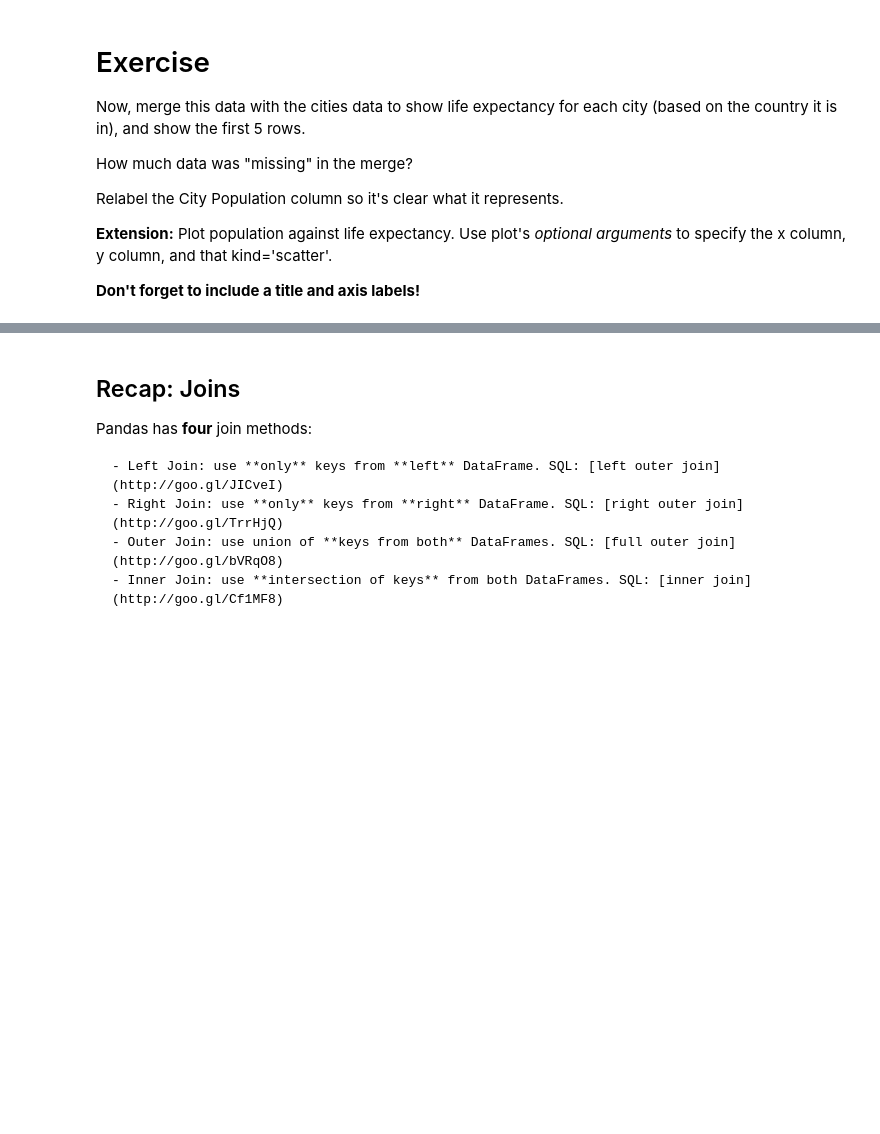
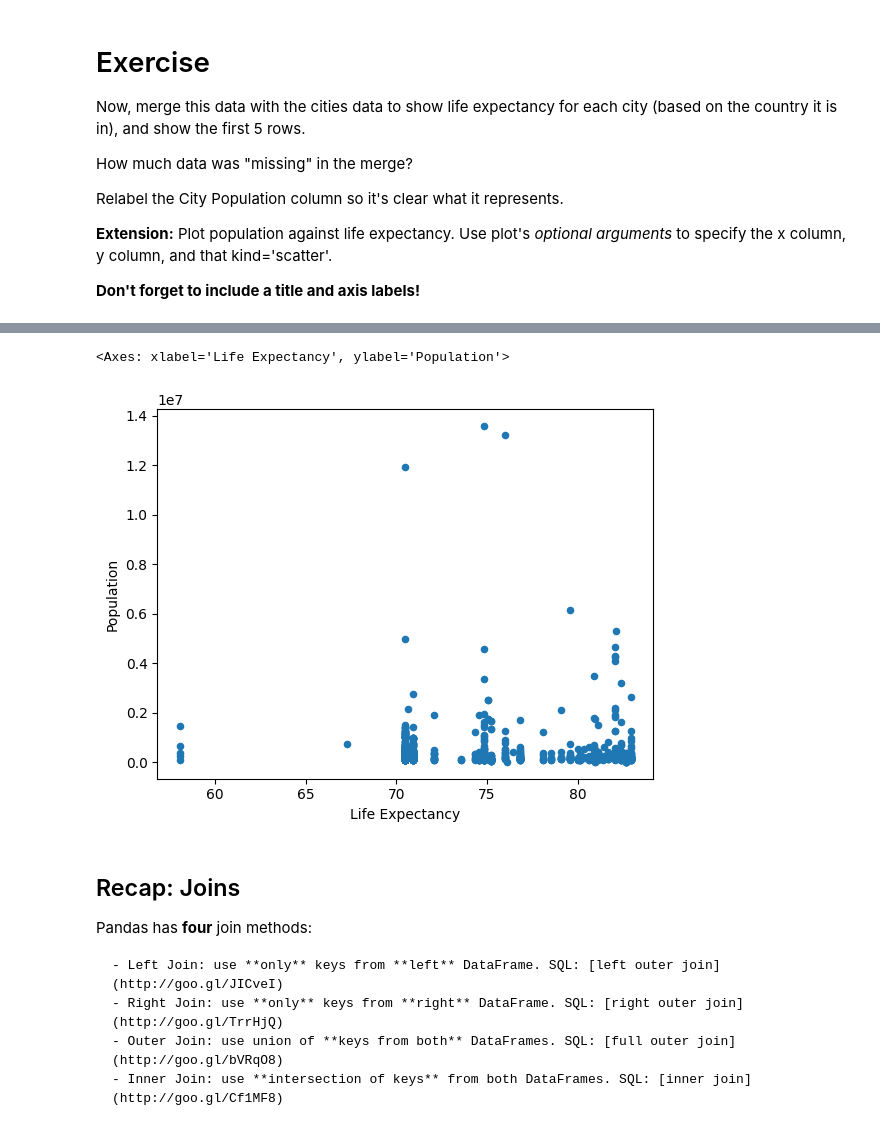
Before and after one commit to jaoshang/QM2, a Jupyter notebook: notebooks/W06. Merging and Joining.ipynb, the cells around one changed output, grey strips where cells are left out. Drawn from its saved outputs; the diff is of its cells as text; code cells hidden in the pictures; blank space fills up the shorter version.

```diff
--- a/notebooks/W06. Merging and Joining.ipynb
+++ b/notebooks/W06. Merging and Joining.ipynb
@@ -542,3 +542,7 @@ Relabel the City Population column so it's clear what it represents.
 **Extension:** Plot population against life expectancy. Use plot's *optional arguments* to specify the x column, y column, and that kind='scatter'.
 
 **Don't forget to include a title and axis labels!**
+# %%
+cities_with_lifeex = cities.merge(life, left_on='Country or Area', right_on='Country or Area')
+cities_with_lifeex.rename(columns={'Value':'Population'}, inplace=True)
+cities_with_lifeex
@@ -545,3 +563,8 @@ Relabel the City Population column so it's clear what it represents.
+# %%
+cities_with_lifeex.plot.scatter('Life Expectancy','Population')
+# %% [output]
+<Axes: xlabel='Life Expectancy', ylabel='Population'>
+[figure, added]
 # %% [markdown]
 ## Recap: Joins
 
```
Also changed, not shown: parts of 1 cell of this notebook.
